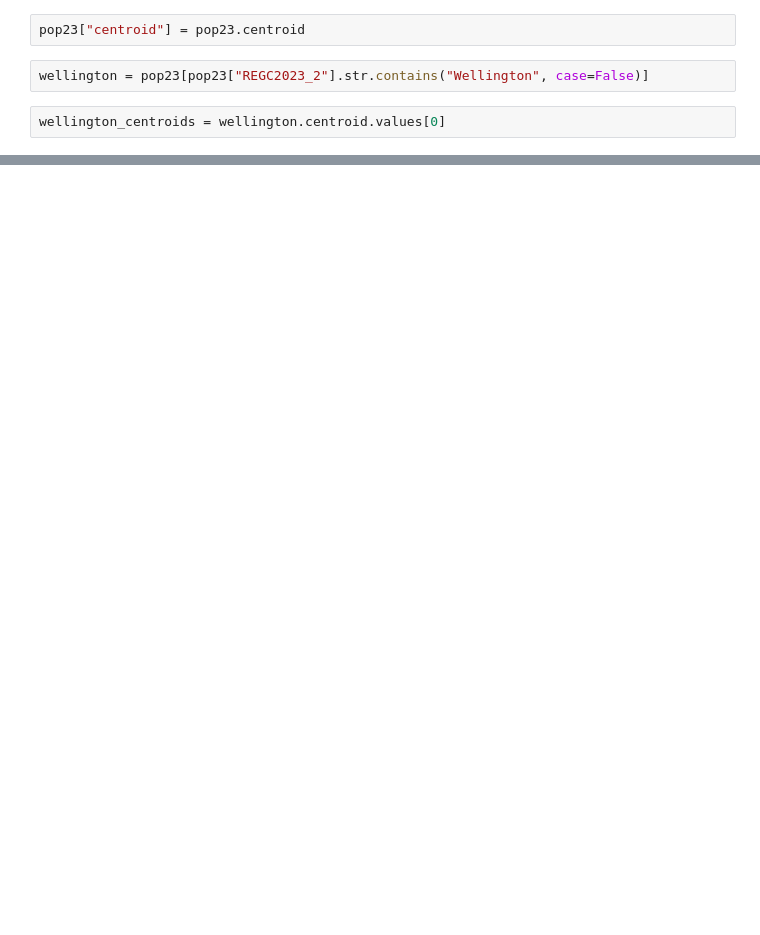
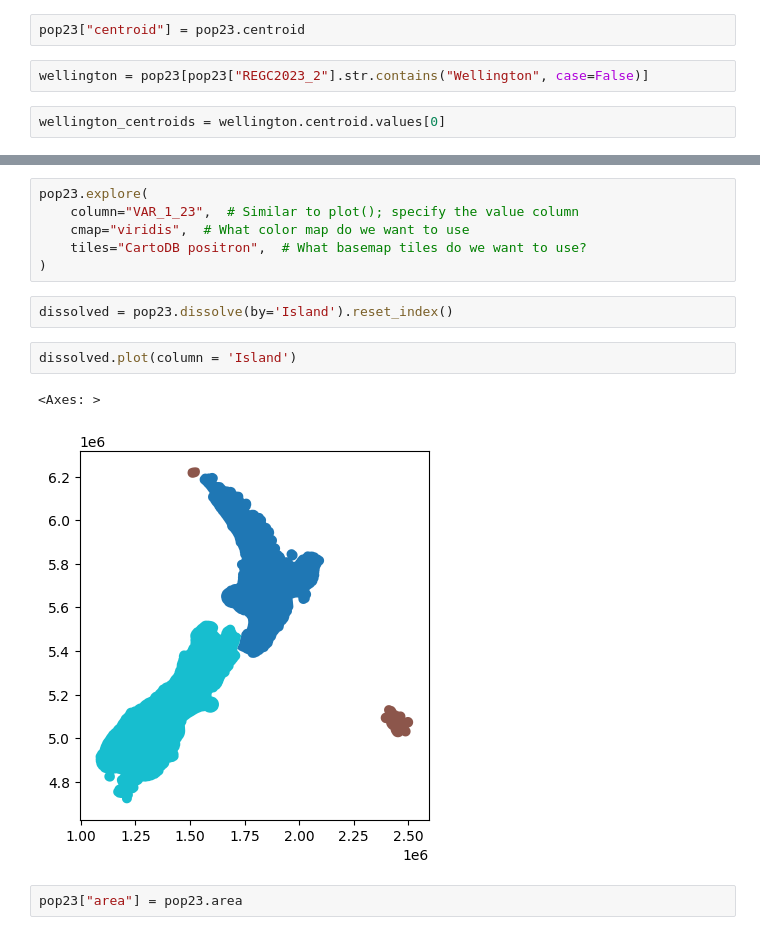
Before and after one commit to dataandcrowd/GISCI343, a Jupyter notebook: docs/Lecture5/yourturn.ipynb, the cells around one changed output, grey strips where cells are left out. Cells and saved outputs as stored; diff of their text form; blank space fills up the shorter version.

```diff
--- a/docs/Lecture5/yourturn.ipynb
+++ b/docs/Lecture5/yourturn.ipynb
@@ -56,0 +49,15 @@ pop23[["centroid", "distance_to_wellys_km"]]
+# %%
+pop23.explore(
+    column="VAR_1_23",  # Similar to plot(); specify the value column
+    cmap="viridis",  # What color map do we want to use
+    tiles="CartoDB positron",  # What basemap tiles do we want to use?
+)
+# %%
+dissolved = pop23.dissolve(by='Island').reset_index()
+# %%
+dissolved.plot(column = 'Island')
+# %% [output]
+<Axes: >
+[figure, added]
+# %%
+pop23["area"] = pop23.area
```
Also changed, not shown: parts of 11 cells of this notebook, 17 other files.
